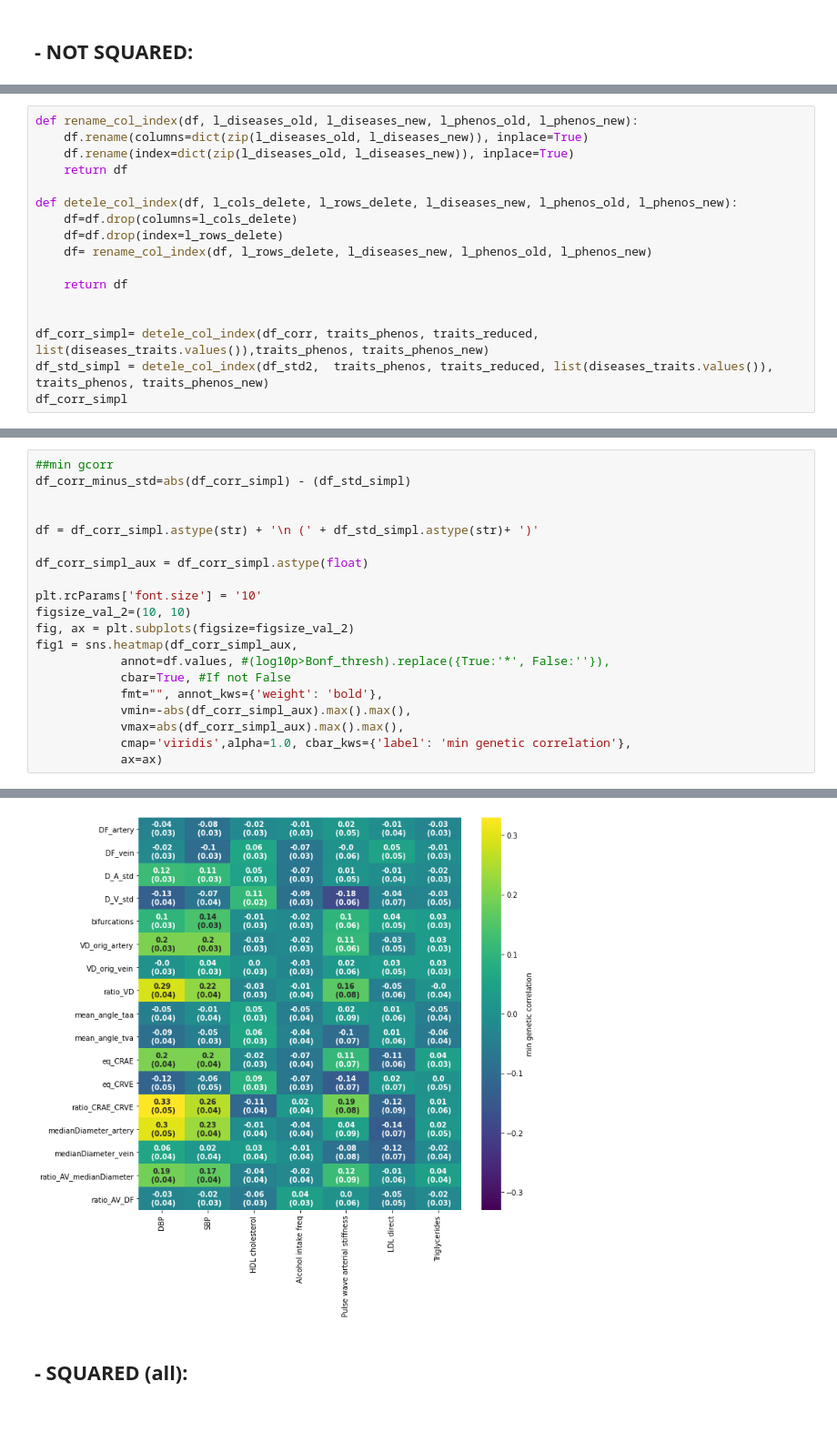
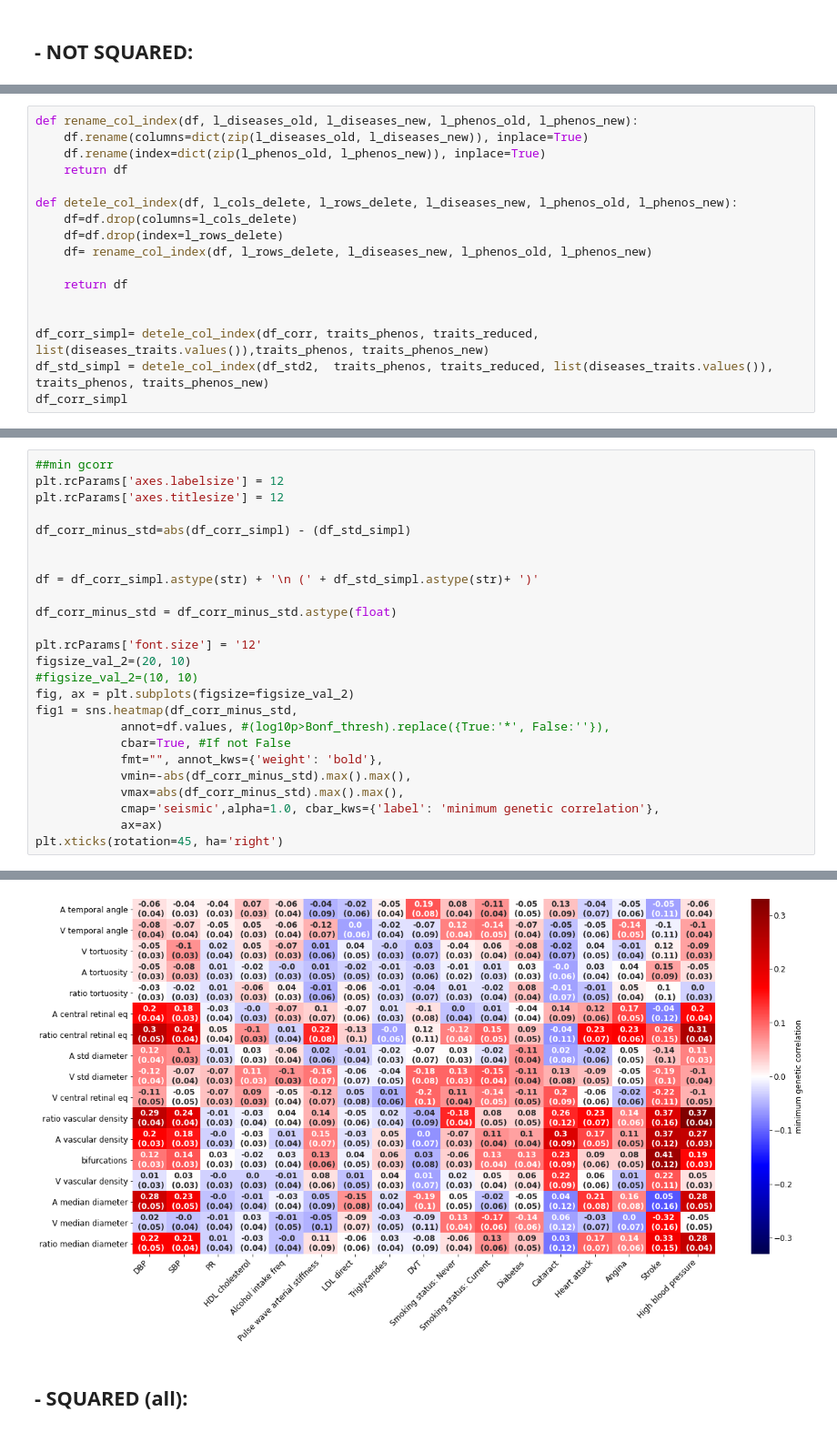
Before and after one commit to BergmannLab/retina-phenotypes, a Jupyter notebook: complementary/GWAS_postprocessing/ldsr_correlation/gcorr_diseases_ldsr.ipynb, the cells around one changed output, grey strips where cells are left out. Shown at 91% size. Drawn from its saved outputs; the diff is of its cells as text.

Commit message:
intermediate code for genetic associations

```diff
--- a/complementary/GWAS_postprocessing/ldsr_correlation/gcorr_diseases_ldsr.ipynb
+++ b/complementary/GWAS_postprocessing/ldsr_correlation/gcorr_diseases_ldsr.ipynb
@@ -204,7 +252,7 @@ df_cov, df_corr, df_std2 = read_ldsr(traits_names, traits_col_index)
 # %%
 def rename_col_index(df, l_diseases_old, l_diseases_new, l_phenos_old, l_phenos_new):
     df.rename(columns=dict(zip(l_diseases_old, l_diseases_new)), inplace=True)
-    df.rename(index=dict(zip(l_diseases_old, l_diseases_new)), inplace=True)
+    df.rename(index=dict(zip(l_phenos_old, l_phenos_new)), inplace=True)
     return df
 
 def detele_col_index(df, l_cols_delete, l_rows_delete, l_diseases_new, l_phenos_old, l_phenos_new):
@@ -306,21 +355,26 @@ fig.tight_layout()
 # %%
 ##min gcorr
+plt.rcParams['axes.labelsize'] = 12
+plt.rcParams['axes.titlesize'] = 12
+
 df_corr_minus_std=abs(df_corr_simpl) - (df_std_simpl)
 
 
 df = df_corr_simpl.astype(str) + '\n (' + df_std_simpl.astype(str)+ ')'
 
-df_corr_simpl_aux = df_corr_simpl.astype(float)
+df_corr_minus_std = df_corr_minus_std.astype(float)
 
-plt.rcParams['font.size'] = '10'
-figsize_val_2=(10, 10)
+plt.rcParams['font.size'] = '12'
+figsize_val_2=(20, 10)
+#figsize_val_2=(10, 10)
 fig, ax = plt.subplots(figsize=figsize_val_2)
-fig1 = sns.heatmap(df_corr_simpl_aux,
+fig1 = sns.heatmap(df_corr_minus_std,
             annot=df.values, #(log10p>Bonf_thresh).replace({True:'*', False:''}),
             cbar=True, #If not False
             fmt="", annot_kws={'weight': 'bold'},
-            vmin=-abs(df_corr_simpl_aux).max().max(),
-            vmax=abs(df_corr_simpl_aux).max().max(),
-            cmap='viridis',alpha=1.0, cbar_kws={'label': 'min genetic correlation'},
+            vmin=-abs(df_corr_minus_std).max().max(),
+            vmax=abs(df_corr_minus_std).max().max(),
+            cmap='seismic',alpha=1.0, cbar_kws={'label': 'minimum genetic correlation'},
             ax=ax)
+plt.xticks(rotation=45, ha='right')
 # %% [output]
@@ -327,4 +400,4 @@ fig1 = sns.heatmap(df_corr_simpl_aux,
-[figure, old version]
+[figure, new version]
 # %% [markdown]
 ## - SQUARED (all):
 # %% [markdown]
```
Also changed, not shown: parts of 13 cells of this notebook, 5 other files.
